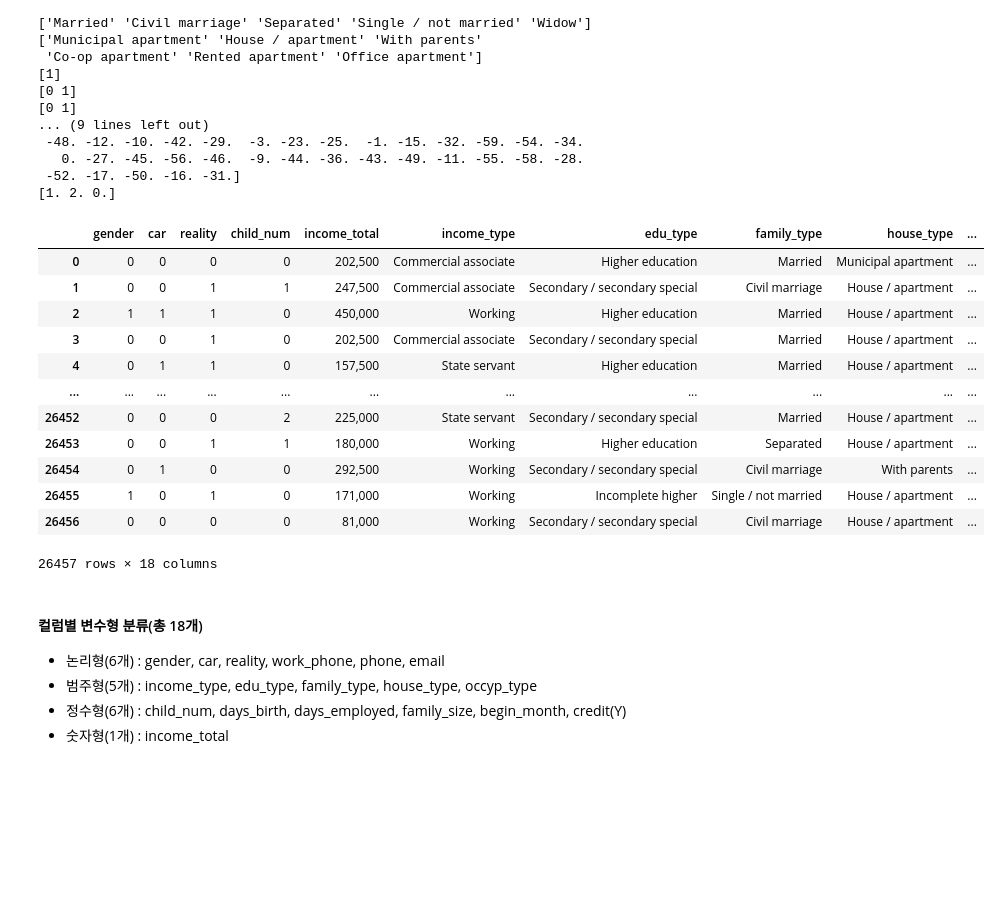
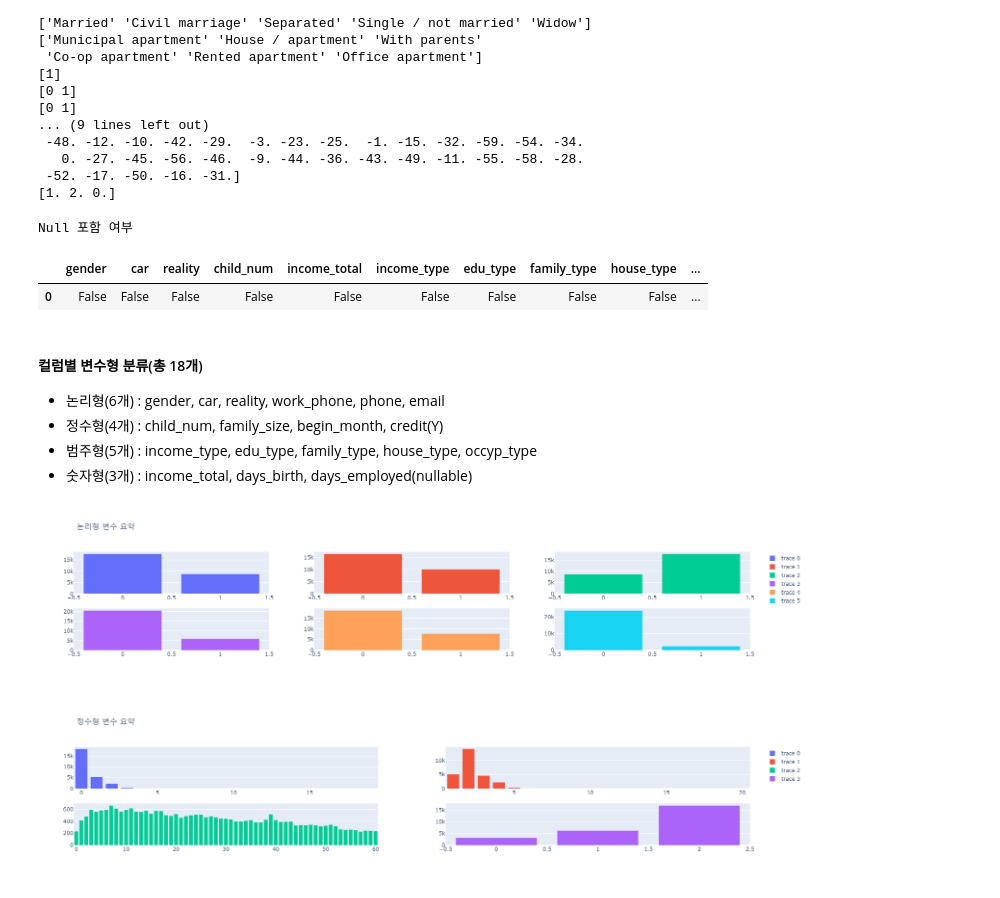
Before and after one commit to lee3jjang/credit_card_overdue, a Jupyter notebook: credit_card_overdue.ipynb, the cells around one changed output. Saved outputs shown, nothing was run; the diff lists cells and outputs as text; code cells hidden in the pictures; blank space fills up the shorter version.

```diff
--- a/credit_card_overdue.ipynb
+++ b/credit_card_overdue.ipynb
@@ -115,45 +122,36 @@ print(credit_card_overdue['credit'].unique()) # 정수 변환
 # %%
 # 전처리 수행
 credit_card_overdue_processed = credit_card_overdue.copy()
 credit_card_overdue_processed = credit_card_overdue_processed \
     .assign(
-        gender = lambda x: x.gender.apply(lambda x: {'F': 0, 'M': 1}.get(x)),
-        car = lambda x: x.car.apply(lambda x: {'N': 0, 'Y': 1}.get(x)),
-        reality = lambda x: x.reality.apply(lambda x: {'N': 0, 'Y': 1}.get(x)),
+        employed = lambda x: x.DAYS_EMPLOYED.apply(lambda y: 1 if y < 0 else 0),
+        gender = lambda x: x.gender.apply(lambda y: {'F': 0, 'M': 1}.get(y)),
+        car = lambda x: x.car.apply(lambda y: {'N': 0, 'Y': 1}.get(y)),
+        reality = lambda x: x.reality.apply(lambda y: {'N': 0, 'Y': 1}.get(y)),
         occyp_type = lambda x: x.occyp_type.fillna('Unknown'),
         DAYS_BIRTH = lambda x: -x.DAYS_BIRTH,
-        DAYS_EMPLOYED = lambda x: -x.DAYS_EMPLOYED,
+        DAYS_EMPLOYED = lambda x: -x.DAYS_EMPLOYED.apply(lambda y: np.nan if y>0 else y),
         begin_month = lambda x: -x.begin_month,
     ) \
-    .astype({'family_size': int, 'begin_month': int, 'credit': int}) \
+    .astype({'family_size': int, 'begin_month': int, 'credit': int, 'DAYS_BIRTH': float, 'DAYS_EMPLOYED': float}) \
     .rename(columns={'DAYS_BIRTH': 'days_birth', 'DAYS_EMPLOYED': 'days_employed'}) \
     .drop(['index', 'FLAG_MOBIL'], axis=1)
-credit_card_overdue_processed
+
+# Null 포함 여부 검사 (days_employed만 null 포함)
+print('Null 포함 여부')
+display(credit_card_overdue_processed.isna().any(axis=0).to_frame().T)
 # %% [output]
+Null 포함 여부
 |  | gender | car | reality | child_num | income_total | income_type | edu_type | family_type | house_type | ... |
-| 0 | 0 | 0 | 0 | 0 | 202,500 | Commercial associate | Higher education | Married | Municipal apartment | ... |
-| 1 | 0 | 0 | 1 | 1 | 247,500 | Commercial associate | Secondary / secondary special | Civil marriage | House / apartment | ... |
-| 2 | 1 | 1 | 1 | 0 | 450,000 | Working | Higher education | Married | House / apartment | ... |
-| 3 | 0 | 0 | 1 | 0 | 202,500 | Commercial associate | Secondary / secondary special | Married | House / apartment | ... |
-| 4 | 0 | 1 | 1 | 0 | 157,500 | State servant | Higher education | Married | House / apartment | ... |
-| ... | ... | ... | ... | ... | ... | ... | ... | ... | ... | ... |
-| 26452 | 0 | 0 | 0 | 2 | 225,000 | State servant | Secondary / secondary special | Married | House / apartment | ... |
-| 26453 | 0 | 0 | 1 | 1 | 180,000 | Working | Higher education | Separated | House / apartment | ... |
-| 26454 | 0 | 1 | 0 | 0 | 292,500 | Working | Secondary / secondary special | Civil marriage | With parents | ... |
-| 26455 | 1 | 0 | 1 | 0 | 171,000 | Working | Incomplete higher | Single / not married | House / apartment | ... |
-| 26456 | 0 | 0 | 0 | 0 | 81,000 | Working | Secondary / secondary special | Civil marriage | House / apartment | ... |
+| 0 | False | False | False | False | False | False | False | False | False | ... |
-26457 rows × 18 columns
 # %% [markdown]
 #### 컬럼별 변수형 분류(총 18개)
 * 논리형(6개) :  gender, car, reality, work_phone, phone, email
+* 정수형(4개) : child_num, family_size, begin_month, credit(Y)
 * 범주형(5개) : income_type, edu_type, family_type, house_type, occyp_type
-* 정수형(6개) : child_num, days_birth, days_employed, family_size, begin_month, credit(Y)
-* 숫자형(1개) : income_total
+* 숫자형(3개) : income_total, days_birth, days_employed(nullable)
 # %%
-import plotly.express as px
-from plotly.subplots import make_subplots
-import plotly.graph_objects as go
-
+# 논리형 변수 분포 (gender, car, reality, work_phone, phone, email)
 gender_cnt = credit_card_overdue_processed.groupby('gender').size().reset_index(name='count')
 car_cnt = credit_card_overdue_processed.groupby('car').size().reset_index(name='count')
 reality_cnt = credit_card_overdue_processed.groupby('reality').size().reset_index(name='count')
@@ -188,5 +186,37 @@ fig.add_trace(
     row=2, col=3
 )
 
-fig.update_layout(height=600, width=800, title_text='논리형 변수 요약')
+fig.update_layout(height=400, width=1000, title_text='논리형 변수 요약')
 fig.show()
+# %% [output]
+[figure, added]
+# %%
+# 정수형 변수 분포 (child_num, family_size, begin_month, credit(Y))
+child_num_cnt = credit_card_overdue_processed.groupby('child_num').size().reset_index(name='count')
+family_size_cnt = credit_card_overdue_processed.groupby('family_size').size().reset_index(name='count')
+begin_month_cnt = credit_card_overdue_processed.groupby('begin_month').size().reset_index(name='count')
+credit_cnt = credit_card_overdue_processed.groupby('credit').size().reset_index(name='count')
+
+fig = make_subplots(rows=2, cols=2)
+
+fig.add_trace(
+    go.Bar(x=child_num_cnt['child_num'], y=child_num_cnt['count']),
+    row=1, col=1
+)
+fig.add_trace(
+    go.Bar(x=family_size_cnt['family_size'], y=family_size_cnt['count']),
+    row=1, col=2
+)
+fig.add_trace(
+    go.Bar(x=begin_month_cnt['begin_month'], y=begin_month_cnt['count']),
+    row=2, col=1
+)
+fig.add_trace(
+    go.Bar(x=credit_cnt['credit'], y=credit_cnt['count']),
+    row=2, col=2
+)
+
+fig.update_layout(height=400, width=1000, title_text='정수형 변수 요약')
+fig.show()
+# %% [output]
+[figure, added]
```
Also changed, not shown: parts of 4 cells of this notebook, 1 other file.
